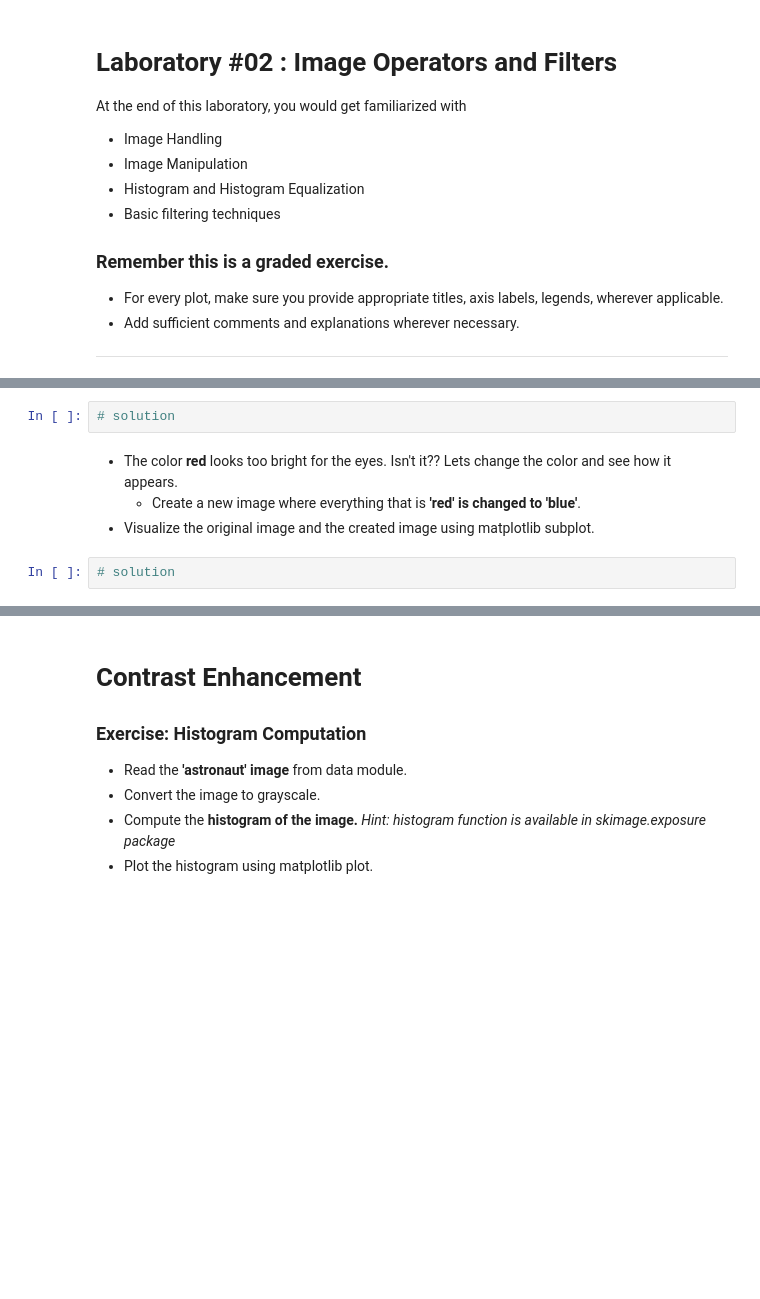
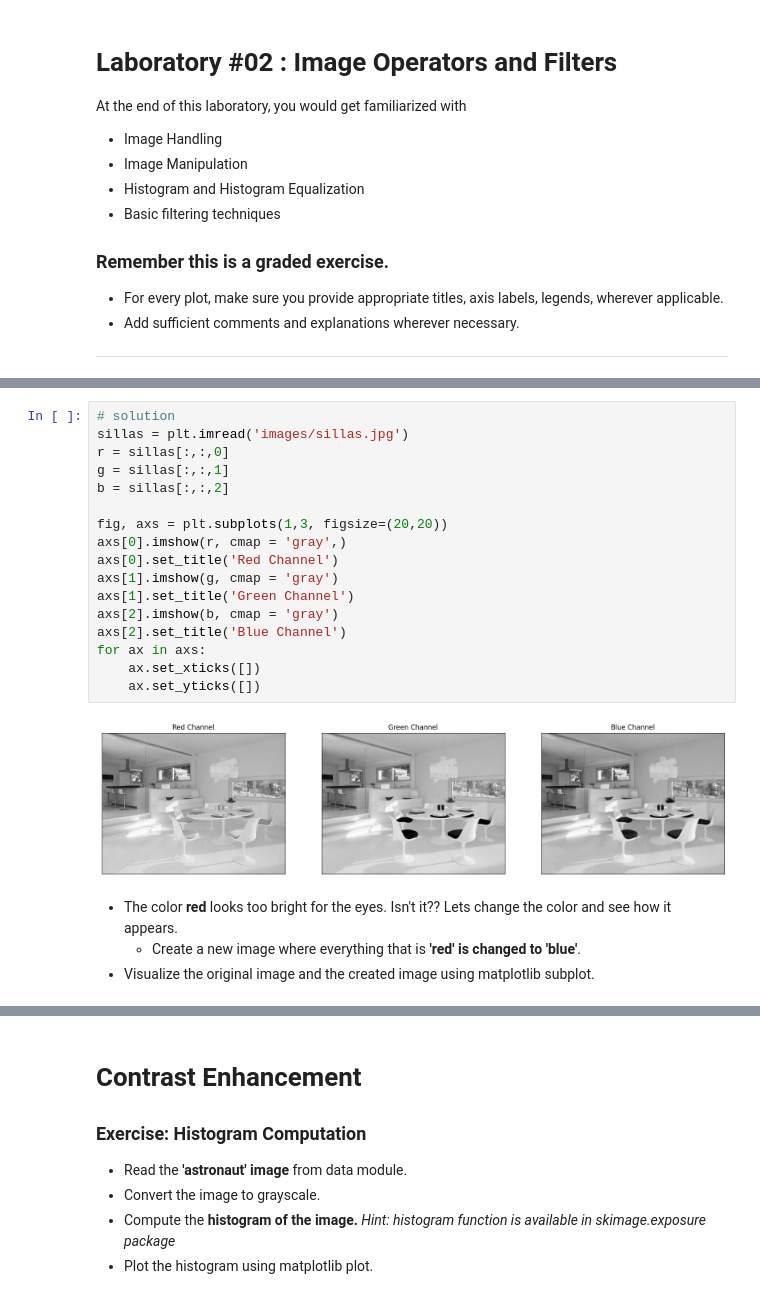
Before and after one commit to mario-rot/ComputerVisionCourse-MAI, a Jupyter notebook: Session 2/image_operators_and_filters.ipynb, the cells around one changed output, grey strips where cells are left out. Cells and saved outputs as stored; diff of their text form; blank space fills up the shorter version.

```diff
--- a/Session 2/image_operators_and_filters.ipynb
+++ b/Session 2/image_operators_and_filters.ipynb
@@ -48,11 +97,26 @@ from skimage import data, exposure, filters, io, morphology
 ![sillas.jpg](https://drive.google.com/uc?export=view&id=1Ged9FdDWIcipbNxNatGgCZyRdQvcGtoG)
 
 *   Extract individual channels and plot them using matplotlib subplot.
-# %%
-# solution
+# %%
+# solution
+sillas = plt.imread('images/sillas.jpg')
+r = sillas[:,:,0]
+g = sillas[:,:,1]
+b = sillas[:,:,2]
+
+fig, axs = plt.subplots(1,3, figsize=(20,20))
+axs[0].imshow(r, cmap = 'gray',)
+axs[0].set_title('Red Channel')
+axs[1].imshow(g, cmap = 'gray')
+axs[1].set_title('Green Channel')
+axs[2].imshow(b, cmap = 'gray')
+axs[2].set_title('Blue Channel')
+for ax in axs:
+    ax.set_xticks([])
+    ax.set_yticks([])
+# %% [output]
+[figure, added]
 # %% [markdown]
 *   The color **red** looks too bright for the eyes. Isn't it?? Lets change the color and see how it appears.
     *    Create a new image where everything that is **'red' is changed to 'blue'**.
 *   Visualize the original image and the created image using matplotlib subplot.
-# %%
-# solution
```
Also changed, not shown: parts of 36 cells of this notebook, 3 other files.
